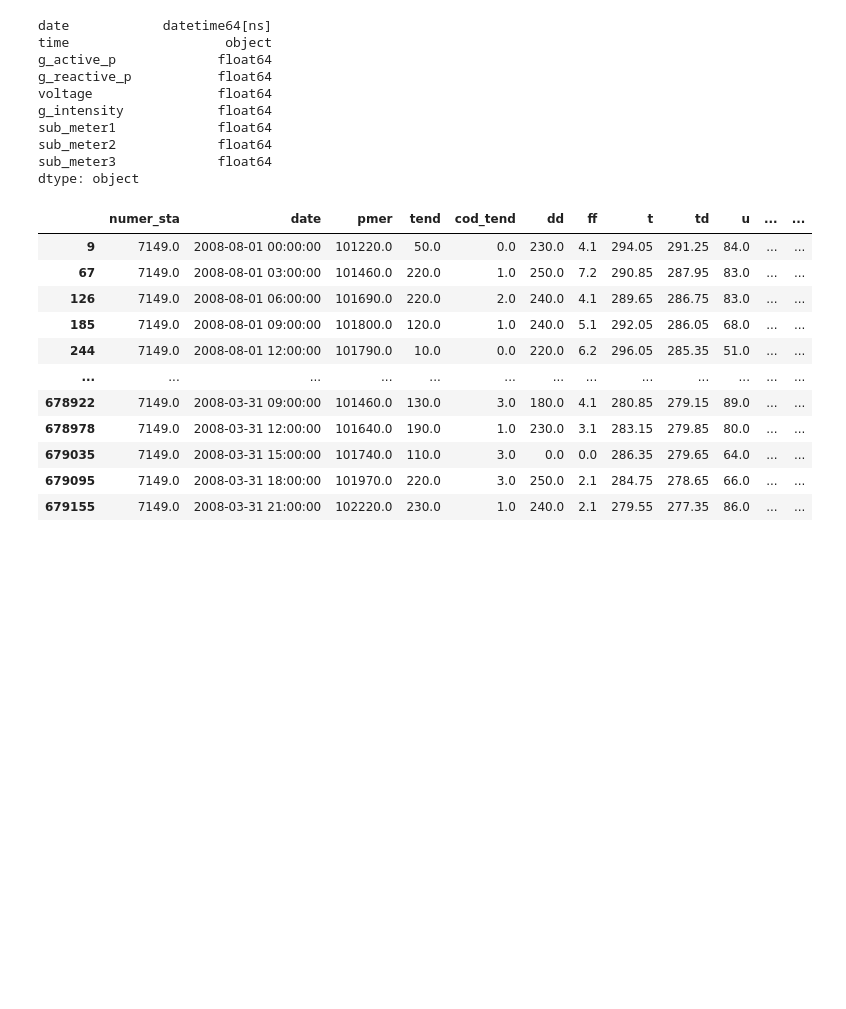
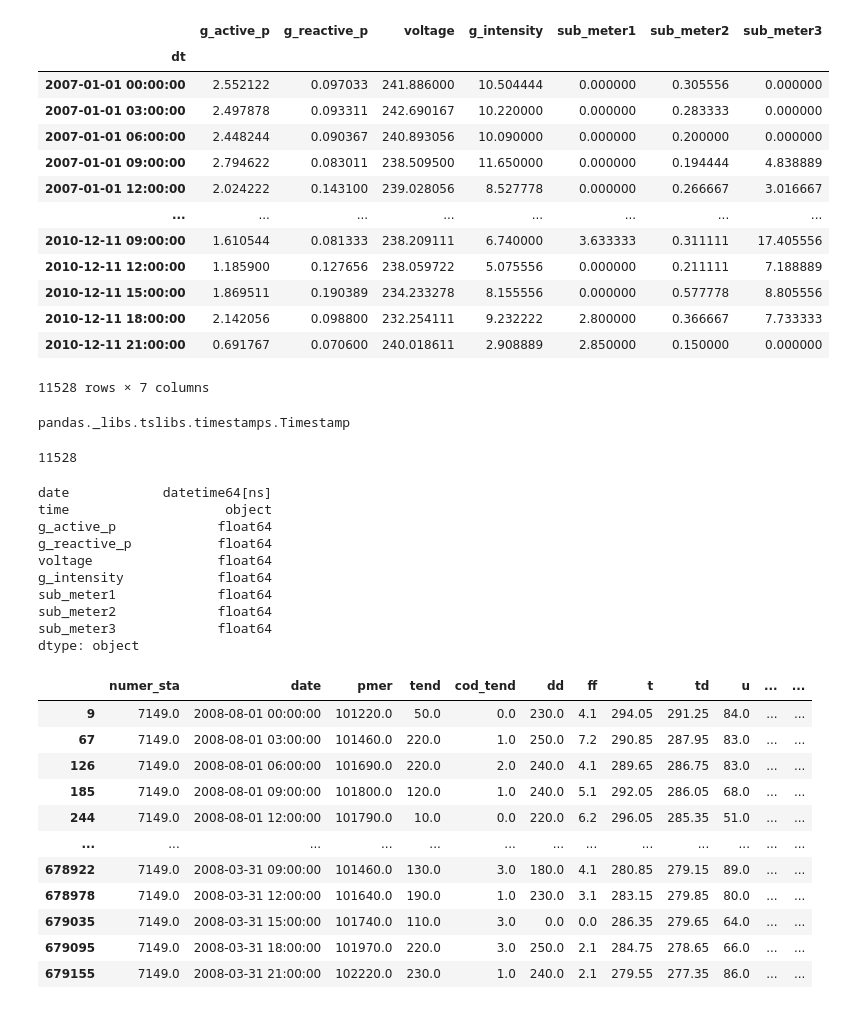
Before and after one commit to AbdellahElmrini/HouseholdConsumption, a Jupyter notebook: Projet_inf442.ipynb, the cells around one changed output. Saved outputs shown, nothing was run; the diff lists cells and outputs as text; code cells hidden in the pictures; blank space fills up the shorter version.

```diff
--- a/Projet_inf442.ipynb
+++ b/Projet_inf442.ipynb
@@ -42,0 +59,17 @@ df_hp
+# %%
+df_hpc
+# %% [output]
+|  | g_active_p | g_reactive_p | voltage | g_intensity | sub_meter1 | sub_meter2 | sub_meter3 |
+| dt |  |  |  |  |  |  |  |
+| 2007-01-01 00:00:00 | 2.552122 | 0.097033 | 241.886000 | 10.504444 | 0.000000 | 0.305556 | 0.000000 |
+| 2007-01-01 03:00:00 | 2.497878 | 0.093311 | 242.690167 | 10.220000 | 0.000000 | 0.283333 | 0.000000 |
+| 2007-01-01 06:00:00 | 2.448244 | 0.090367 | 240.893056 | 10.090000 | 0.000000 | 0.200000 | 0.000000 |
+| 2007-01-01 09:00:00 | 2.794622 | 0.083011 | 238.509500 | 11.650000 | 0.000000 | 0.194444 | 4.838889 |
+| 2007-01-01 12:00:00 | 2.024222 | 0.143100 | 239.028056 | 8.527778 | 0.000000 | 0.266667 | 3.016667 |
+| ... | ... | ... | ... | ... | ... | ... | ... |
+| 2010-12-11 09:00:00 | 1.610544 | 0.081333 | 238.209111 | 6.740000 | 3.633333 | 0.311111 | 17.405556 |
+| 2010-12-11 12:00:00 | 1.185900 | 0.127656 | 238.059722 | 5.075556 | 0.000000 | 0.211111 | 7.188889 |
+| 2010-12-11 15:00:00 | 1.869511 | 0.190389 | 234.233278 | 8.155556 | 0.000000 | 0.577778 | 8.805556 |
+| 2010-12-11 18:00:00 | 2.142056 | 0.098800 | 232.254111 | 9.232222 | 2.800000 | 0.366667 | 7.733333 |
+| 2010-12-11 21:00:00 | 0.691767 | 0.070600 | 240.018611 | 2.908889 | 2.850000 | 0.150000 | 0.000000 |
+11528 rows × 7 columns
@@ -43,3 +78,11 @@ df_hp
+# %%
+type(df_hpc.iloc[2,7])
+# %% [output]
+pandas._libs.tslibs.timestamps.Timestamp
+# %%
+len(df_hpc)
+# %% [output]
+11528
 # %%
 df_hp.dtypes
 # %% [output]
```
Also changed, not shown: parts of 13 cells of this notebook.
